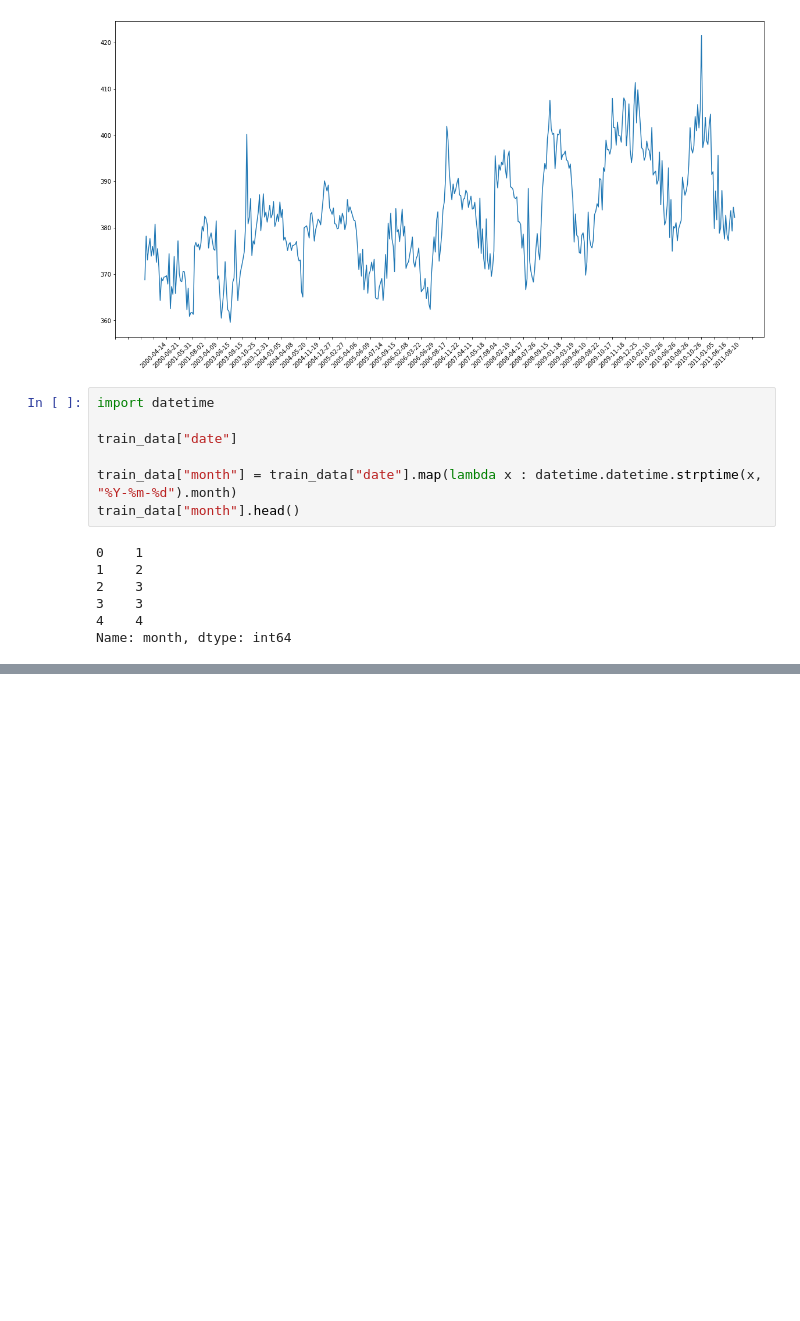
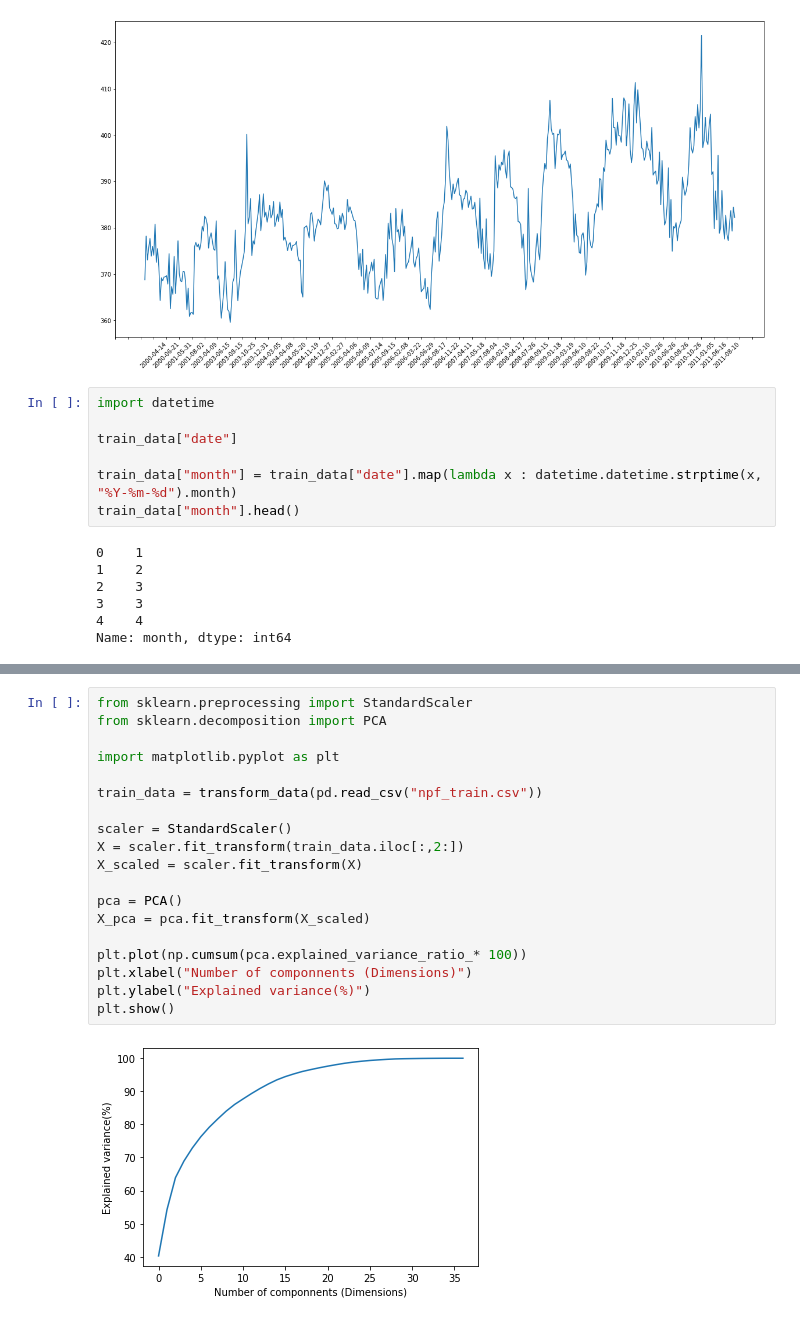
Before and after one commit to smaikkeli/MachineLearningProject, a Jupyter notebook: EDA/testing.ipynb, the cells around one changed output, grey strips where cells are left out. Cells and saved outputs as stored; diff of their text form; blank space fills up the shorter version.

```diff
--- a/EDA/testing.ipynb
+++ b/EDA/testing.ipynb
@@ -295,0 +236,21 @@ poly_stats
+# %%
+from sklearn.preprocessing import StandardScaler
+from sklearn.decomposition import PCA
+
+import matplotlib.pyplot as plt
+
+train_data = transform_data(pd.read_csv("npf_train.csv"))
+
+scaler = StandardScaler()
+X = scaler.fit_transform(train_data.iloc[:,2:])
+X_scaled = scaler.fit_transform(X)
+
+pca = PCA()
+X_pca = pca.fit_transform(X_scaled)
+
+plt.plot(np.cumsum(pca.explained_variance_ratio_* 100))
+plt.xlabel("Number of componnents (Dimensions)")
+plt.ylabel("Explained variance(%)")
+plt.show()
+# %% [output]
+[figure, added]
```
Also changed, not shown: parts of 18 cells of this notebook, 1 other file.
